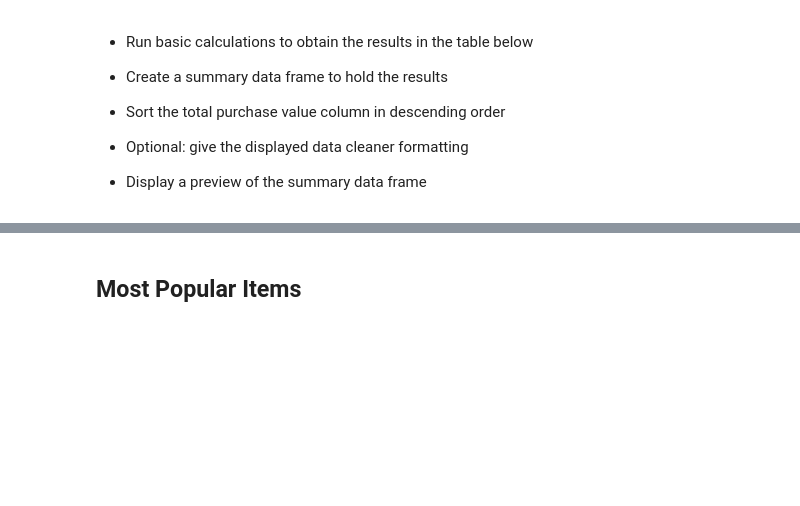
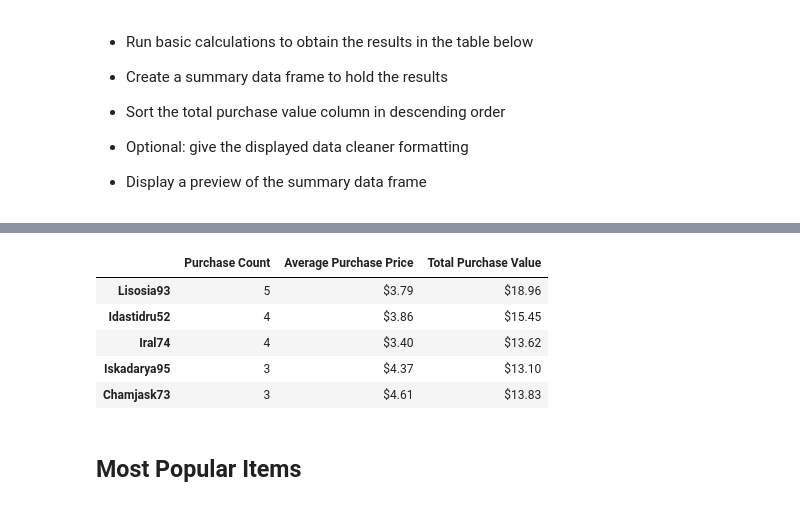
Before and after one commit to Bgood524/pandas-challenge, a Jupyter notebook: HeroesOfPymoli/HeroesOfPymoli.ipynb, the cells around one changed output, grey strips where cells are left out. Cells and saved outputs as stored; diff of their text form; code cells hidden in the pictures; blank space fills up the shorter version.

Commit message:
completed top Spenders

```diff
--- a/HeroesOfPymoli/HeroesOfPymoli.ipynb
+++ b/HeroesOfPymoli/HeroesOfPymoli.ipynb
@@ -292,3 +278,26 @@ PurchaseAnalysis_df
+# %%
+filtered_data = purchase_data[(purchase_data['SN'] == 'Lisosia93') | (purchase_data['SN'] == 'Idastidru52') |
+                              (purchase_data['SN'] == 'Chamjask73') |
+                            (purchase_data['SN'] == 'Iral74') |
+                             (purchase_data['SN'] == 'Iskadarya95')]
+
+Purchase_Count = filtered_data['SN'].value_counts()
+Spender_Group = filtered_data.groupby('SN')
+Average_Price = Spender_Group.mean()['Price']
+Total_Purchase = Purchase_Count*Average_Price
+
+Spenders_df = pd.concat([Purchase_Count, Average_Price, Total_Purchase], axis=1)
+
+Spenders_df.columns = ['Purchase Count', 'Average Purchase Price', 'Total Purchase Value']
+
+Spenders_df
+# %% [output]
+|  | Purchase Count | Average Purchase Price | Total Purchase Value |
+| Lisosia93 | 5 | $3.79 | $18.96 |
+| Idastidru52 | 4 | $3.86 | $15.45 |
+| Iral74 | 4 | $3.40 | $13.62 |
+| Iskadarya95 | 3 | $4.37 | $13.10 |
+| Chamjask73 | 3 | $4.61 | $13.83 |
 # %% [markdown]
 ## Most Popular Items
 # %% [markdown]
```
Also changed, not shown: parts of 4 cells of this notebook.
